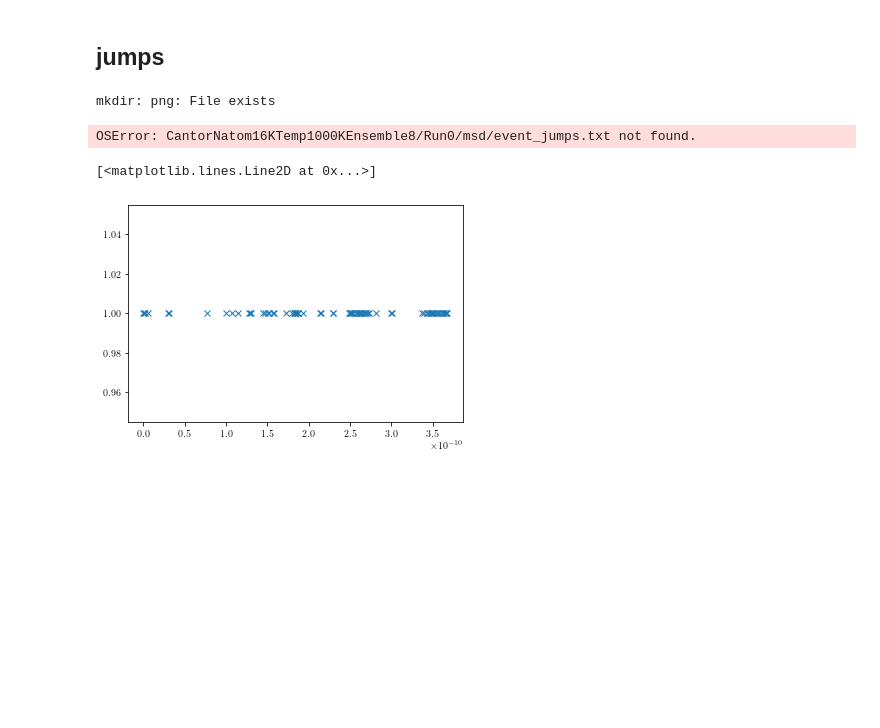
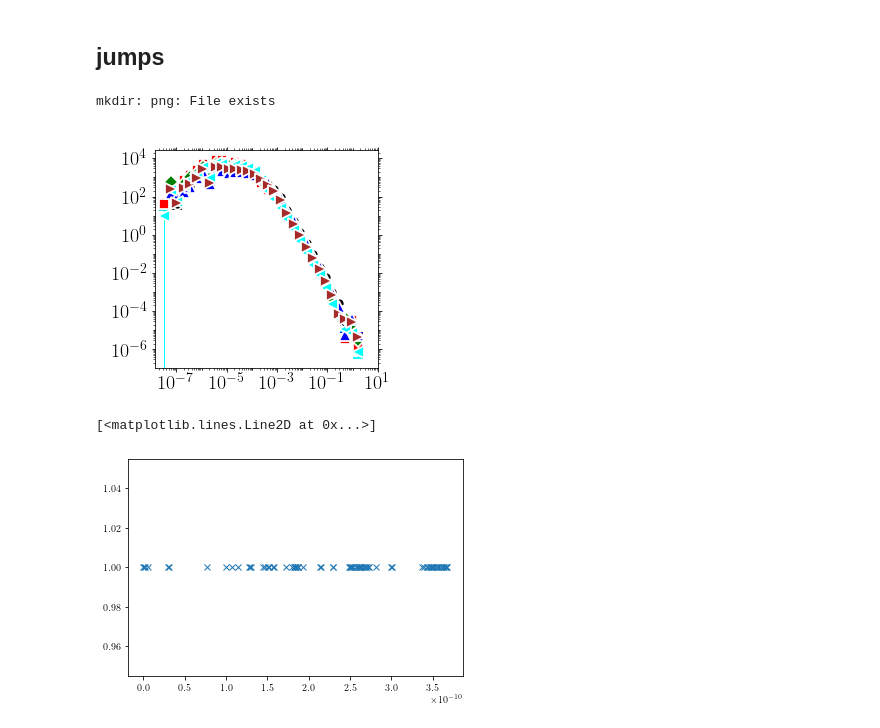
Before and after one commit to kkarimi62/vacancyDiffusion, a Jupyter notebook: postproc/postproc.ipynb, the cells around one changed output. Cells and saved outputs as stored; diff of their text form; code cells hidden in the pictures; blank space fills up the shorter version.

```diff
--- a/postproc/postproc.ipynb
+++ b/postproc/postproc.ipynb
@@ -951,71 +1031,62 @@ class JumpStats(Temperature):
         #
         for temp, indx in zip(self.temps,range(len(self.temps))):
             #--- concat. data for each temp
-            data = self.data[indx:indx+self.nrun]
+            data = self.data[indx:indx+self.nrun][0]
             if self.verbose:
                 print('data.shape (per temperature):',np.array(data).shape)
             if self.verbose:
                 print('data.shape (concatenated):',data.shape)
             #--- histogram
-            data = np.array(data).flatten()
-#             pdb.set_trace()
-            data = np.abs(data)
-            filtr = data>0
-#             xlo=np.log10(data[filtr]).min()
-#             xhi=np.log10(data[filtr]).max()
-#             bins=np.logspace(np.floor(xlo),np.ceil(xhi),4*int(xhi-xlo))
-#             hist, bin_edges = np.histogram(data[filtr],bins=bins,density=True)
-#             count, _ = np.histogram(data[filtr],bins=bins)
-#             bin_edges = 0.5*(bin_edges[:-1]+bin_edges[1:])
-
-#             hist = hist[count>0]
-#             bin_edges = bin_edges[count>0]
-            hist, bin_edges, err = utl.GetPDF(data[filtr],n_per_decade=4)
+#            data = np.array(data).flatten()
+            hist = data[:,1]
+            bin_edges = data[:,0]
+            err = data[:,2]
         #--- plot
             utl.PltErr(bin_edges,hist,
                           yerr=err,
-                   attrs=symbols.GetAttrs(count=indx%7,label=r'$%s$'%temp),
+                   attrs=symbols.GetAttrs(count=indx%7,label=r'$%s$'%temp,fmt='.'),
                    ax = self.ax,
                    Plot=False,
                           )
         #
         utl.PltErr(None,
                    None,
                    ax=self.ax,
                    Plot=False,
 
 #                    legend=legends.Get(),
                    DrawFrame=DRAW_FRAME,
                    **kwargs
                   )
 
 
 if not eval(confParser['flags']['RemoteMachine']):
     !mkdir png
 
     stats = JumpStats(
-        [1000],#,1200,1400,1600,1800,2000],
+        [1000,1200,1400,1600,1800,2000],
+#        np.arange(1000,1440,40),
         1,
-#        np.arange(1000,1440,40),1,
-        verbose=False
+#        verbose=True
                      )
     stats.Parse( list(map(lambda x:'CantorNatom16KTemp%sKEnsemble8/Run%s/msd/event_jumps.txt'%(x[0],x[1]),
-#    stats.Parse( list(map(lambda x:'NiNatom16KTemp%sK/Run%s/msd/event_times.txt'%(x[0],x[1]),
+#    stats.Parse( list(map(lambda x:'NiNatom16KTemp%sK/Run%s/msd/event_jumps.txt'%(x[0],x[1]),
                          stats.temps_runs ))
                )
     stats.PlotPdf(scale=False,
                         **{'xscale':'log',
                   'yscale':'log',
 #                   'xlim':(1e-9,1e-3),
 #                   'ylim':(1e-3,1e1), #(1e-5,1e2),
-                           'xstr':r'$\Delta t$',
-                           'ystr':r'$P(\Delta t)$',
-                   'title':'png/waitTimes_unscaled_ni.png'},
+#                           'xstr':r'$\Delta t$',
+#                           'ystr':r'$P(\Delta t)$',
+                        'ndecade_x':2,'ndecade_y':2,
+                   'title':'png/jumpsPdf_ni.png'},
 
                        )
 # %% [output]
 mkdir: png: File exists
-OSError: CantorNatom16KTemp1000KEnsemble8/Run0/msd/event_jumps.txt not found.
+[figure, added]
 # %%
 Energy = lmpData.headers['Energy']
 # %%
```
Also changed, not shown: parts of 4 cells of this notebook.
